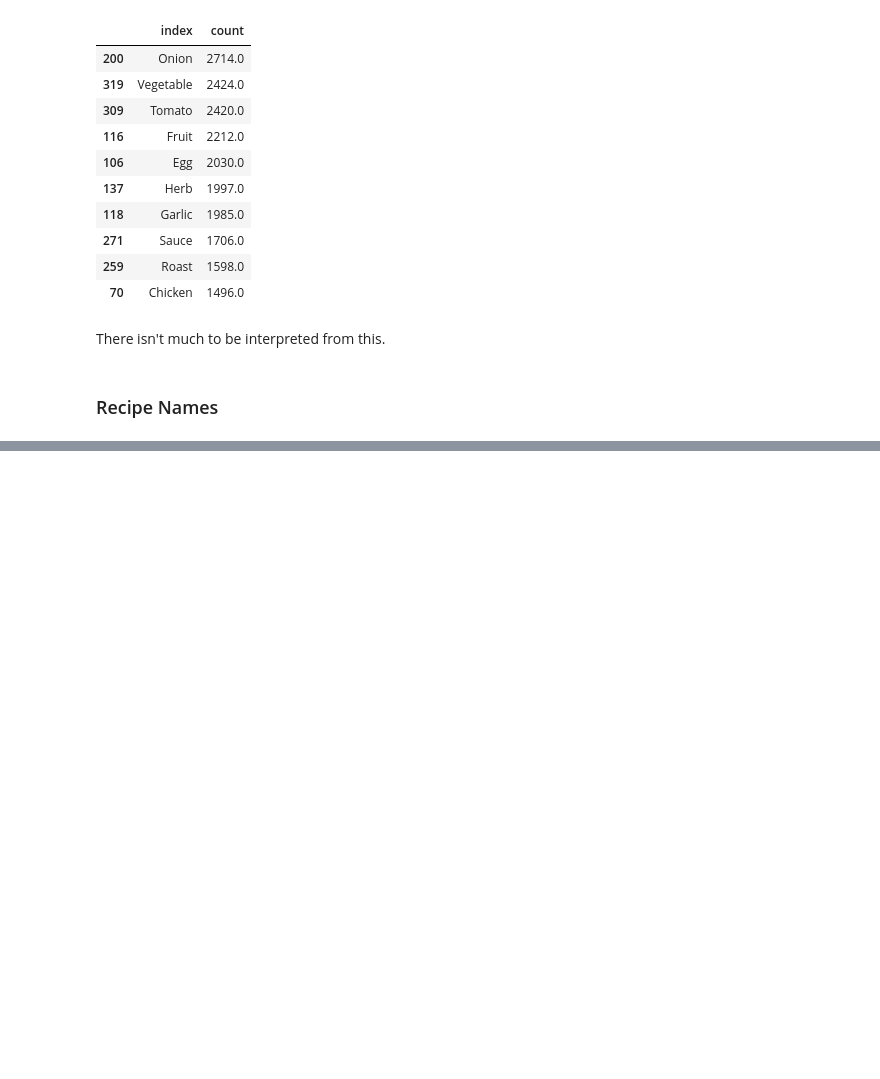
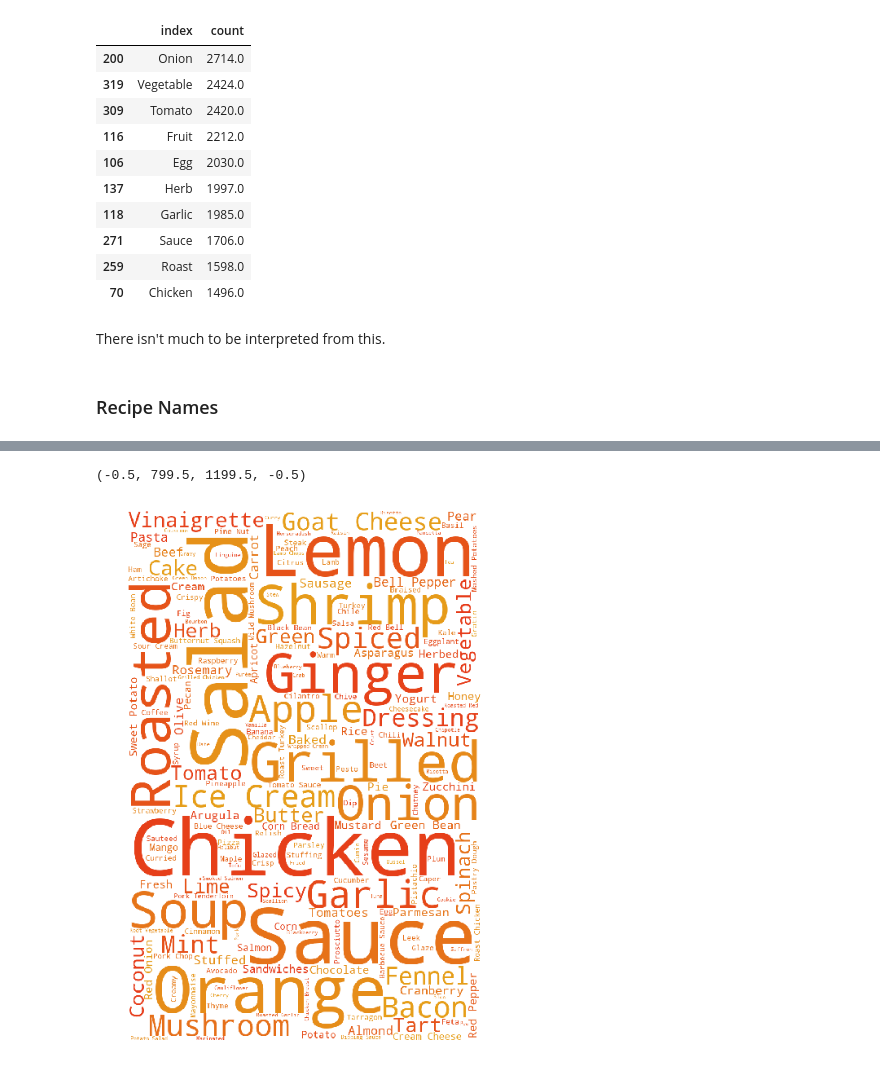
Before and after one commit to isabelvanzijl/Capstone-Project-2, a Jupyter notebook: Exploratory_Data_Analysis.ipynb, the cells around one changed output, grey strips where cells are left out. Drawn from its saved outputs; the diff is of its cells as text; code cells hidden in the pictures; blank space fills up the shorter version.

```diff
--- a/Exploratory_Data_Analysis.ipynb
+++ b/Exploratory_Data_Analysis.ipynb
@@ -204,0 +291,4 @@ Name: Title, dtype: int64
+# %%
+import nltk
+
+t = df_full.Title.apply(nltk.word_tokenize).sum()
@@ -204,0 +312,22 @@ Name: Title, dtype: int64
+# %%
+from PIL import Image
+import random
+from wordcloud import WordCloud, STOPWORDS
+
+text = ' '.join(t)
+stopwords = set(STOPWORDS)
+
+#change the value in return to set the single color need, in hsl format.
+def red_color_func(word, font_size, position,orientation,random_state=None, **kwargs):
+    return("hsl(%d, 80%%, 50%%)" % np.random.randint(10,40))
+
+wordcloud = WordCloud(width=800, height=1200, background_color='white', max_font_size=180,
+                      stopwords=stopwords, random_state=2, relative_scaling=.5).generate(text)
+wordcloud.recolor(color_func = red_color_func)
+
+plt.figure(figsize=(12,12))
+plt.imshow(wordcloud)
+plt.axis('off')
+# %% [output]
+(-0.5, 799.5, 1199.5, -0.5)
+[figure, added]
```
Also changed, not shown: parts of 20 cells of this notebook.
